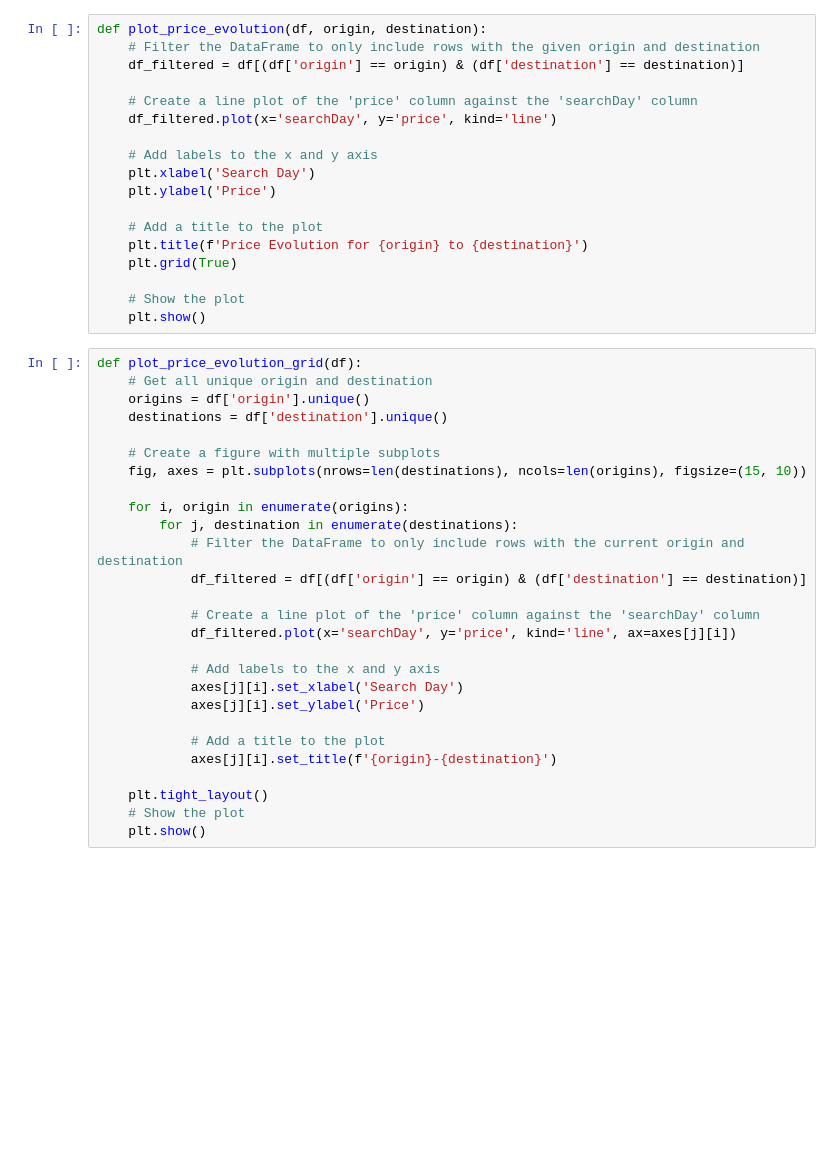
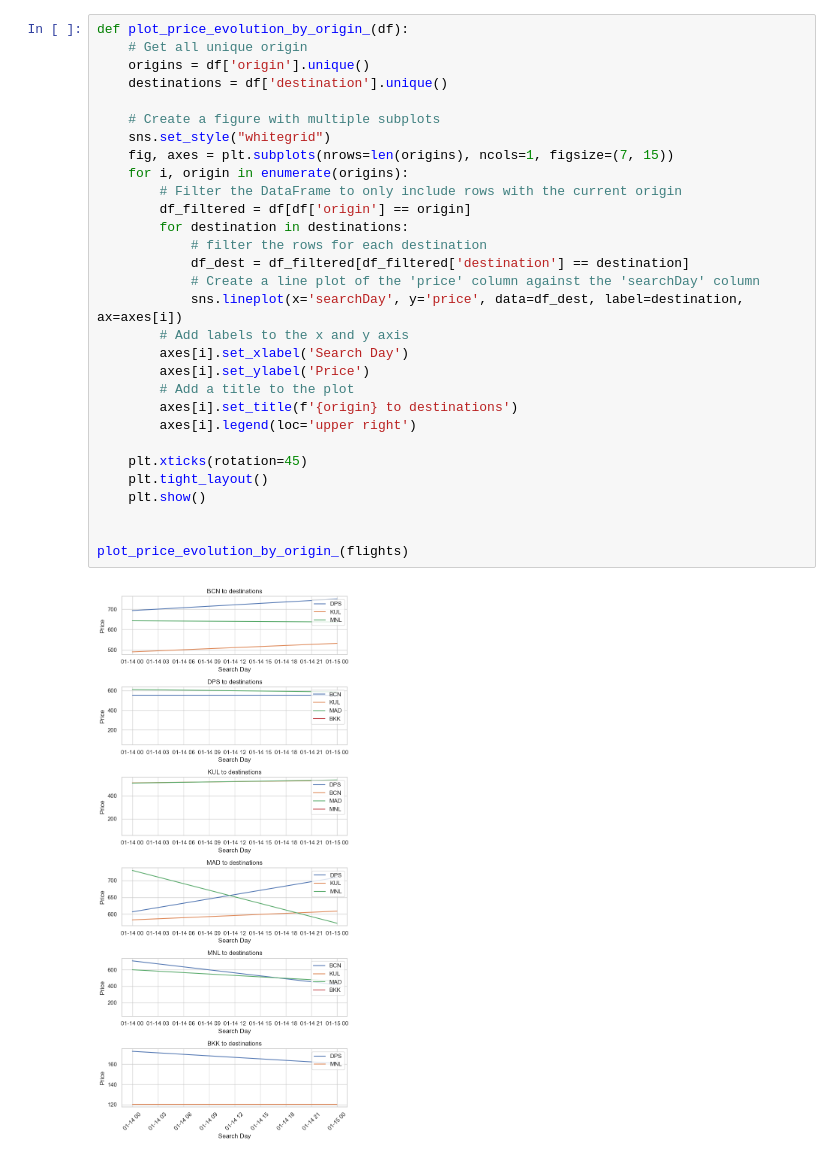
Before and after one commit to ivaaanrm/best-flights, a Jupyter notebook: best_deals.ipynb, the cells around one changed output. Drawn from its saved outputs; the diff is of its cells as text; blank space fills up the shorter version.

```diff
--- a/best_deals.ipynb
+++ b/best_deals.ipynb
@@ -22,45 +33,32 @@ flights[flights['destination'] == 'KUL']
 # %%
-def plot_price_evolution(df, origin, destination):
-    # Filter the DataFrame to only include rows with the given origin and destination
-    df_filtered = df[(df['origin'] == origin) & (df['destination'] == destination)]
+def plot_price_evolution_by_origin_(df):
+    # Get all unique origin
+    origins = df['origin'].unique()
+    destinations = df['destination'].unique()
 
-    # Create a line plot of the 'price' column against the 'searchDay' column
-    df_filtered.plot(x='searchDay', y='price', kind='line')
+    # Create a figure with multiple subplots
+    sns.set_style("whitegrid")
+    fig, axes = plt.subplots(nrows=len(origins), ncols=1, figsize=(7, 15))
+    for i, origin in enumerate(origins):
+        # Filter the DataFrame to only include rows with the current origin
+        df_filtered = df[df['origin'] == origin]
+        for destination in destinations:
+            # filter the rows for each destination
+            df_dest = df_filtered[df_filtered['destination'] == destination]
+            # Create a line plot of the 'price' column against the 'searchDay' column
+            sns.lineplot(x='searchDay', y='price', data=df_dest, label=destination, ax=axes[i])
+        # Add labels to the x and y axis
+        axes[i].set_xlabel('Search Day')
+        axes[i].set_ylabel('Price')
+        # Add a title to the plot
+        axes[i].set_title(f'{origin} to destinations')
+        axes[i].legend(loc='upper right')
 
-    # Add labels to the x and y axis
-    plt.xlabel('Search Day')
-    plt.ylabel('Price')
+    plt.xticks(rotation=45)
+    plt.tight_layout()
+    plt.show()
 
-    # Add a title to the plot
-    plt.title(f'Price Evolution for {origin} to {destination}')
-    plt.grid(True)
 
-    # Show the plot
-    plt.show()
+plot_price_evolution_by_origin_(flights)
+# %% [output]
+[figure, added]
-# %%
-def plot_price_evolution_grid(df):
-    # Get all unique origin and destination
-    origins = df['origin'].unique()
-    destinations = df['destination'].unique()
-
-    # Create a figure with multiple subplots
-    fig, axes = plt.subplots(nrows=len(destinations), ncols=len(origins), figsize=(15, 10))
-
-    for i, origin in enumerate(origins):
-        for j, destination in enumerate(destinations):
-            # Filter the DataFrame to only include rows with the current origin and destination
-            df_filtered = df[(df['origin'] == origin) & (df['destination'] == destination)]
-
-            # Create a line plot of the 'price' column against the 'searchDay' column
-            df_filtered.plot(x='searchDay', y='price', kind='line', ax=axes[j][i])
-
-            # Add labels to the x and y axis
-            axes[j][i].set_xlabel('Search Day')
-            axes[j][i].set_ylabel('Price')
-
-            # Add a title to the plot
-            axes[j][i].set_title(f'{origin}-{destination}')
-
-    plt.tight_layout()
-    # Show the plot
-    plt.show()
```
Also changed, not shown: parts of 9 cells of this notebook, 4 other files.
